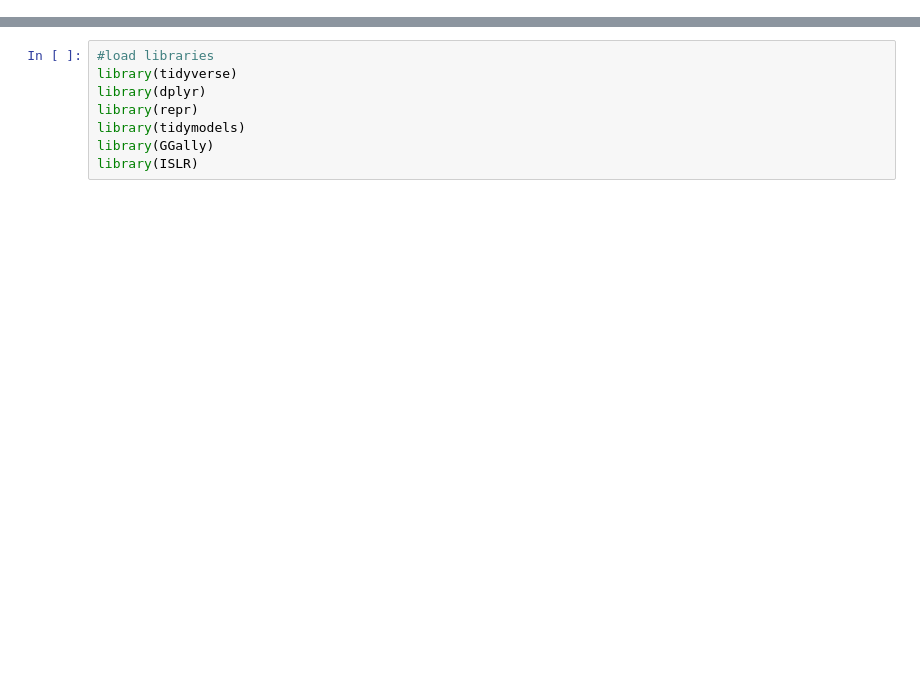
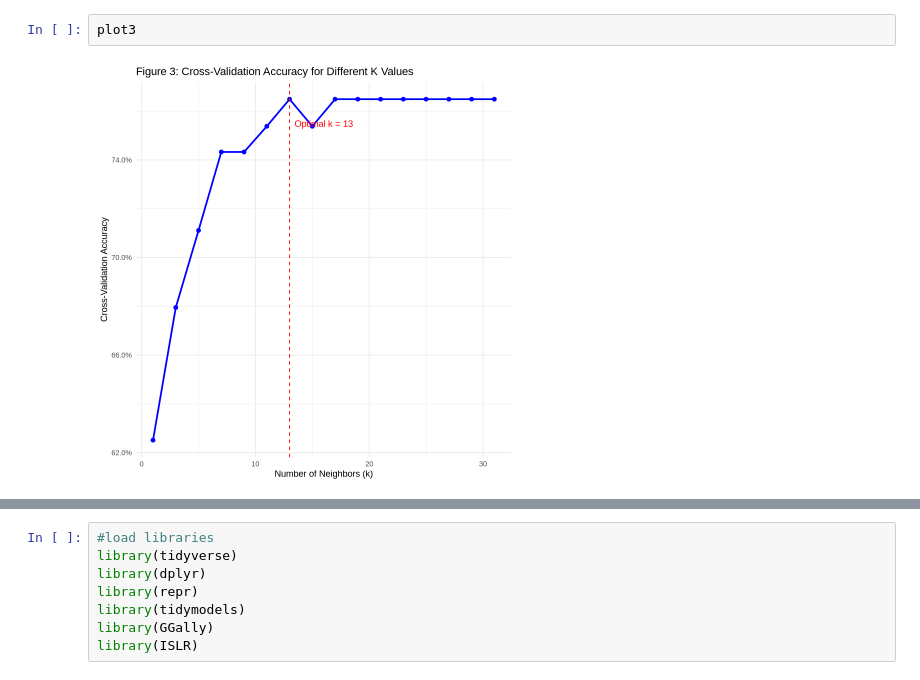
Before and after one commit to garyzhang25/DSCI-100-Group-Project, a Jupyter notebook: group_dsci.ipynb, the cells around one changed output, grey strips where cells are left out. Saved outputs shown, nothing was run; the diff lists cells and outputs as text; blank space fills up the shorter version.

```diff
--- a/group_dsci.ipynb
+++ b/group_dsci.ipynb
@@ -81,0 +354,4 @@ The merged dataset *clean_data*, contains 124 observations and 3 variables, `sub
+# %%
+plot3
+# %% [output]
+[figure, added]
```
Also changed, not shown: parts of 12 cells of this notebook.
